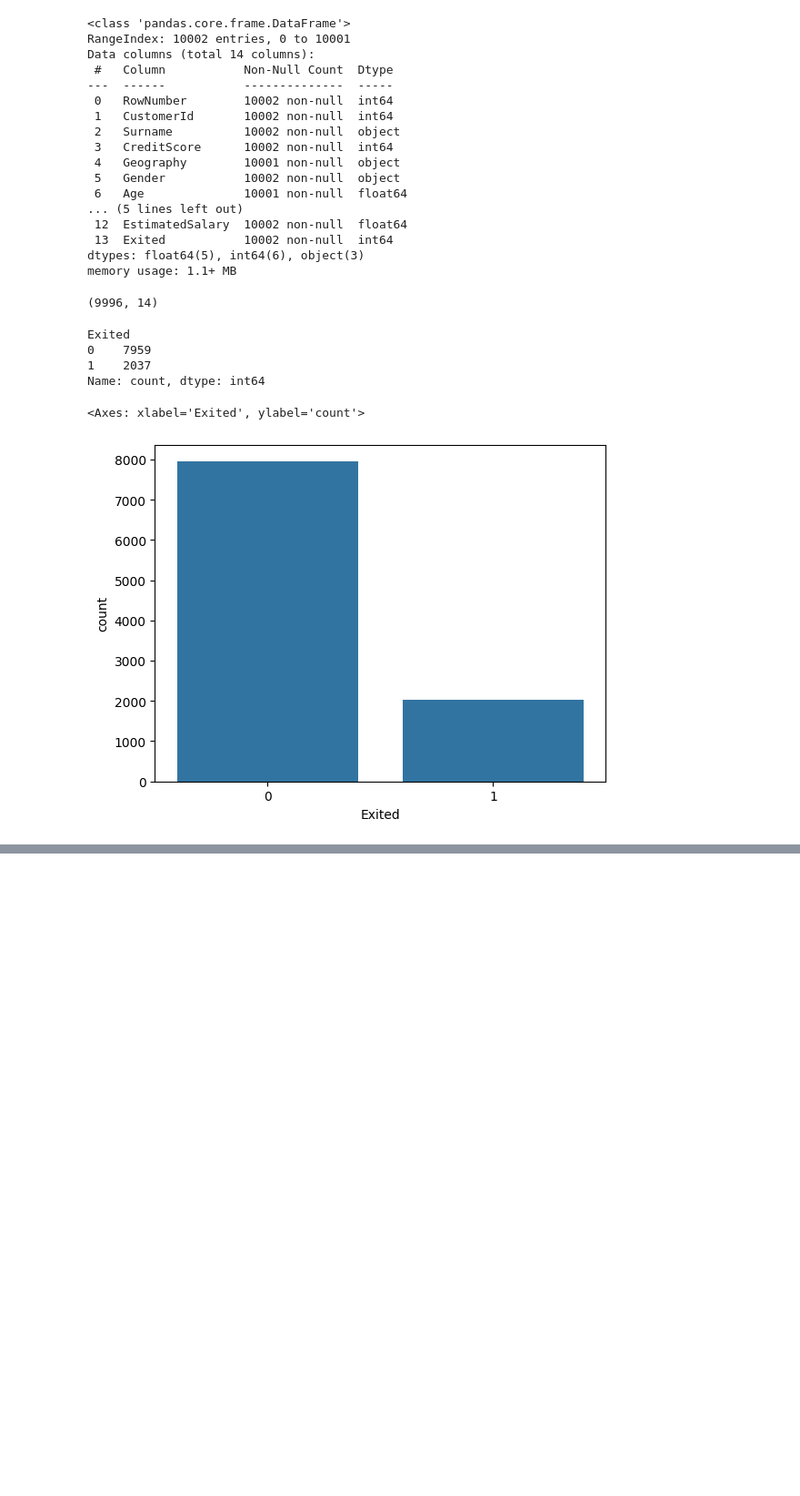
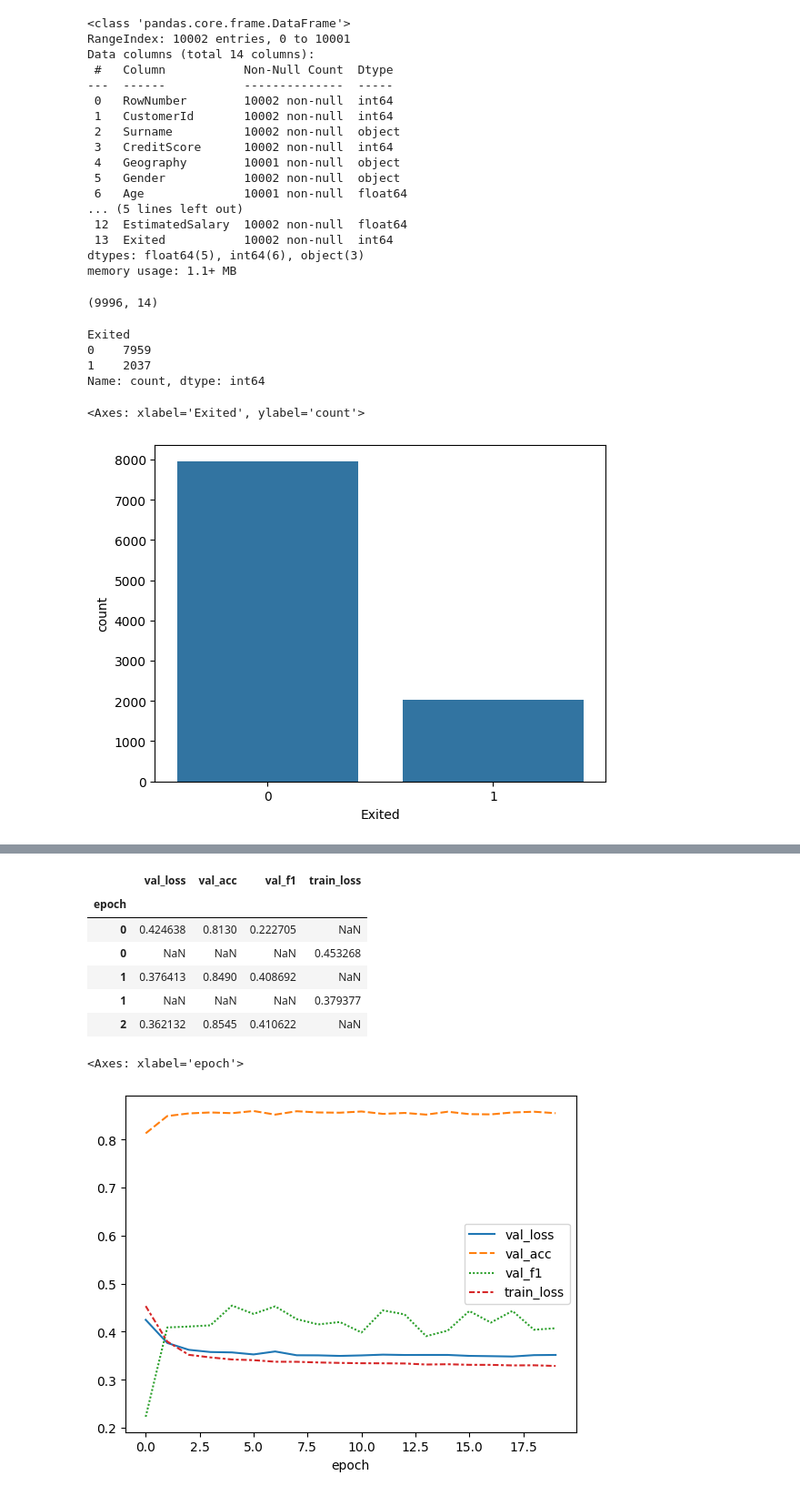
Before and after one commit to jithsg/Pytorch-Lightning-Eg, a Jupyter notebook: lighting-classifier.ipynb, the cells around one changed output, grey strips where cells are left out. Shown at 91% size. Saved outputs shown, nothing was run; the diff lists cells and outputs as text; code cells hidden in the pictures; blank space fills up the shorter version.

```diff
--- a/lighting-classifier.ipynb
+++ b/lighting-classifier.ipynb
@@ -160,0 +268,4 @@ num_features =11
+# %%
+metrics = pd.read_csv(f"{trainer.logger.log_dir}/metrics.csv")
+
+metrics
@@ -160,0 +290,21 @@ num_features =11
+# %%
+del metrics["step"]
+
+# Set the epoch column as the index, for easier plotting
+metrics.set_index("epoch", inplace = True)
+
+# Display the first few rows of the metrics table, excluding any columns with all NaN values
+display(metrics.dropna(axis = 1, how = "all").head())
+
+# Create a line plot of the training metrics using Seaborn
+sns.lineplot(data = metrics)
+# %% [output]
+|  | val_loss | val_acc | val_f1 | train_loss |
+| epoch |  |  |  |  |
+| 0 | 0.424638 | 0.8130 | 0.222705 | NaN |
+| 0 | NaN | NaN | NaN | 0.453268 |
+| 1 | 0.376413 | 0.8490 | 0.408692 | NaN |
+| 1 | NaN | NaN | NaN | 0.379377 |
+| 2 | 0.362132 | 0.8545 | 0.410622 | NaN |
+<Axes: xlabel='epoch'>
+[figure, added]
```
Also changed, not shown: parts of 10 cells of this notebook.
